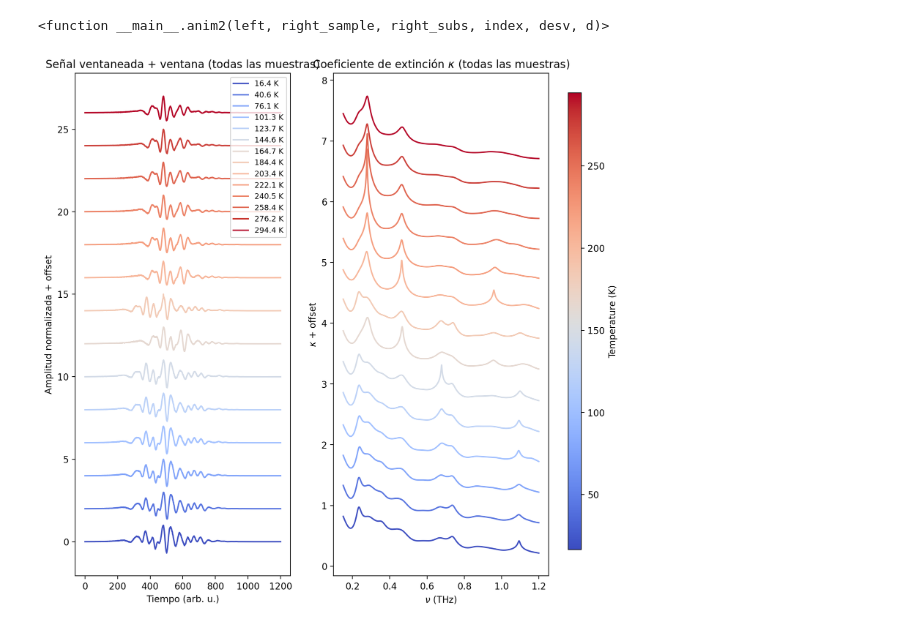
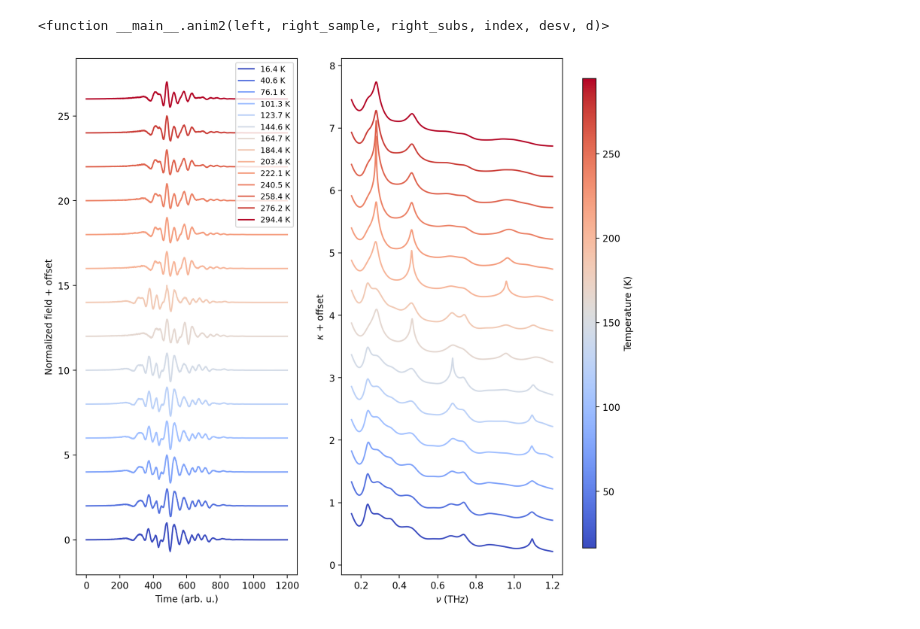
Before and after one commit to EstebanM-98/mestrado_thz_physics, a Jupyter notebook: Materials/analisis_datos_rapido (1)/analisis_datos_rapido/analisis_datos_rapido.ipynb, the cells around one changed output. Saved outputs shown, nothing was run; the diff lists cells and outputs as text; code cells hidden in the pictures.

```diff
--- a/Materials/analisis_datos_rapido (1)/analisis_datos_rapido/analisis_datos_rapido.ipynb
+++ b/Materials/analisis_datos_rapido (1)/analisis_datos_rapido/analisis_datos_rapido.ipynb
@@ -462,11 +462,11 @@ def plot_all_samples(left, right_sample, right_subs, desv, d, val_offset_signal=
     params_window1 = ['nuttall']
     fig, (ax1, ax4) = plt.subplots(1, 2, figsize=(10, 10), dpi=200)
 
-    ax1.set_title("Señal ventaneada + ventana (todas las muestras)")
-    ax1.set_ylabel("Amplitud normalizada + offset")
-    ax1.set_xlabel("Tiempo (arb. u.)")
+    # ax1.set_title("Señal ventaneada + ventana (todas las muestras)")
+    ax1.set_ylabel("Normalized field + offset")
+    ax1.set_xlabel("Time (arb. u.)")
 
-    ax4.set_title(r"Coeficiente de extinción $\kappa$ (todas las muestras)")
+    # ax4.set_title(r"Coeficiente de extinción $\kappa$ (todas las muestras)")
     ax4.set_xlabel(r"$\nu$ (THz)")
     ax4.set_ylabel(r"$\kappa$ + offset")
 
@@ -501,31 +501,31 @@ def plot_all_samples(left, right_sample, right_subs, desv, d, val_offset_signal=
 
         fft_y_signal_ventaneada = fft_y_signal_ventaneada[mask]
         fft_y_subs_ventaneada = fft_y_subs_ventaneada[mask]
         nu_filtradas = nu[mask]
 
         T = fft_y_signal_ventaneada / fft_y_subs_ventaneada * np.exp(-1j * 2 * np.pi * nu_filtradas * phase * 1 / 30)
         T_exp = abs(T)
         phi_exp = np.unwrap(np.angle(T))
 
         n = calcular_n(nu_filtradas * 2 * np.pi, phi_exp, c, d)
         kappa = calcular_kappa(nu_filtradas * 2 * np.pi, T_exp, n, c, d)
         val_offset_kappa = 0.5
         offset_kappa = val_offset_kappa * index
 
         ax4.plot(nu_filtradas, kappa + offset_kappa, color=color, label=f'{temp:.1f} K')
 
     ax1.legend(loc='upper right', fontsize='small')
     # ax4.legend(loc='upper left', fontsize='small')
 
     # Barra de temperatura al costado
     fig.subplots_adjust(right=0.85)
     cbar_ax = fig.add_axes([0.88, 0.15, 0.02, 0.7])
     sm = cm.ScalarMappable(norm=norm, cmap=cmap)
     fig.colorbar(sm, cax=cbar_ax, label='Temperature (K)')
 
     plt.show()
 
 # Ejecutar la función
 plot_all_samples(left=53.0, right_sample=63.5, right_subs=63.5, desv=150.0, d=0.627)
 # %% [output]
-[figure, old version]
+[figure, new version]
```
